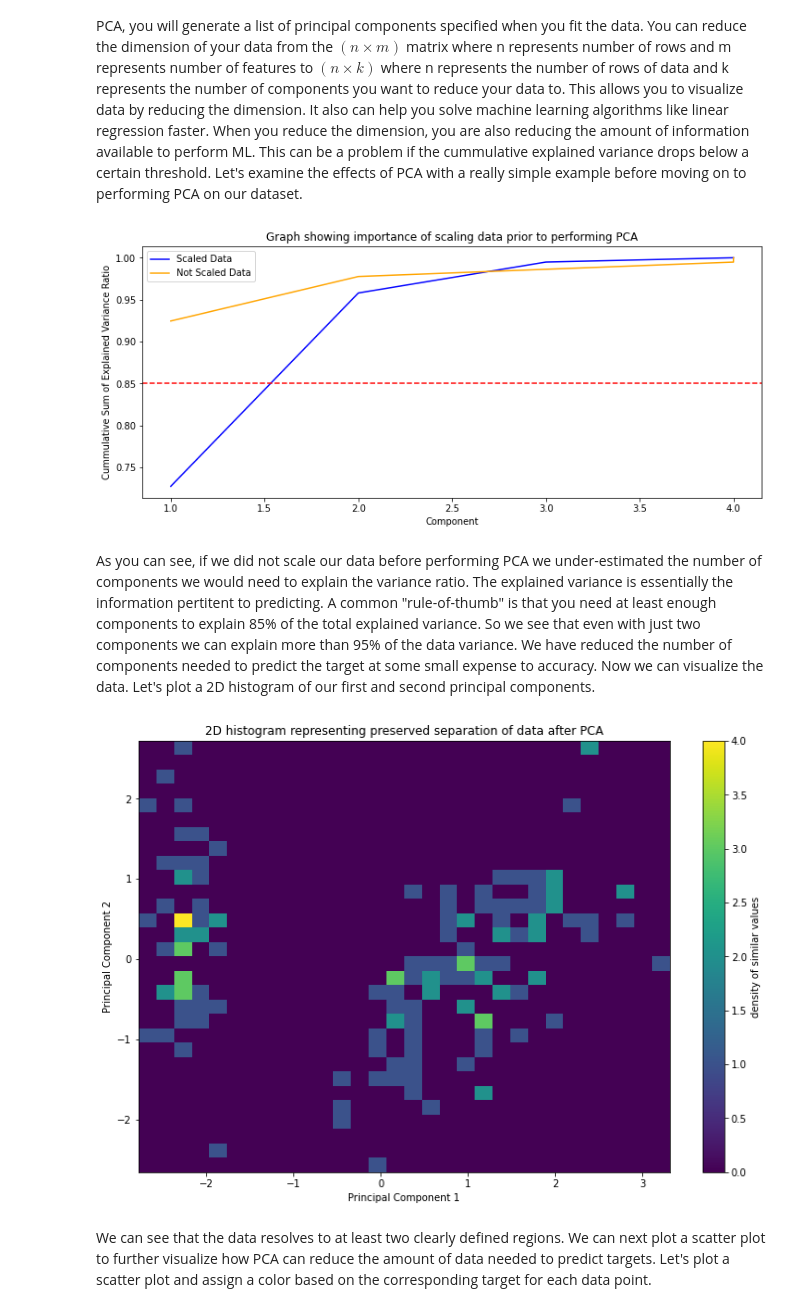
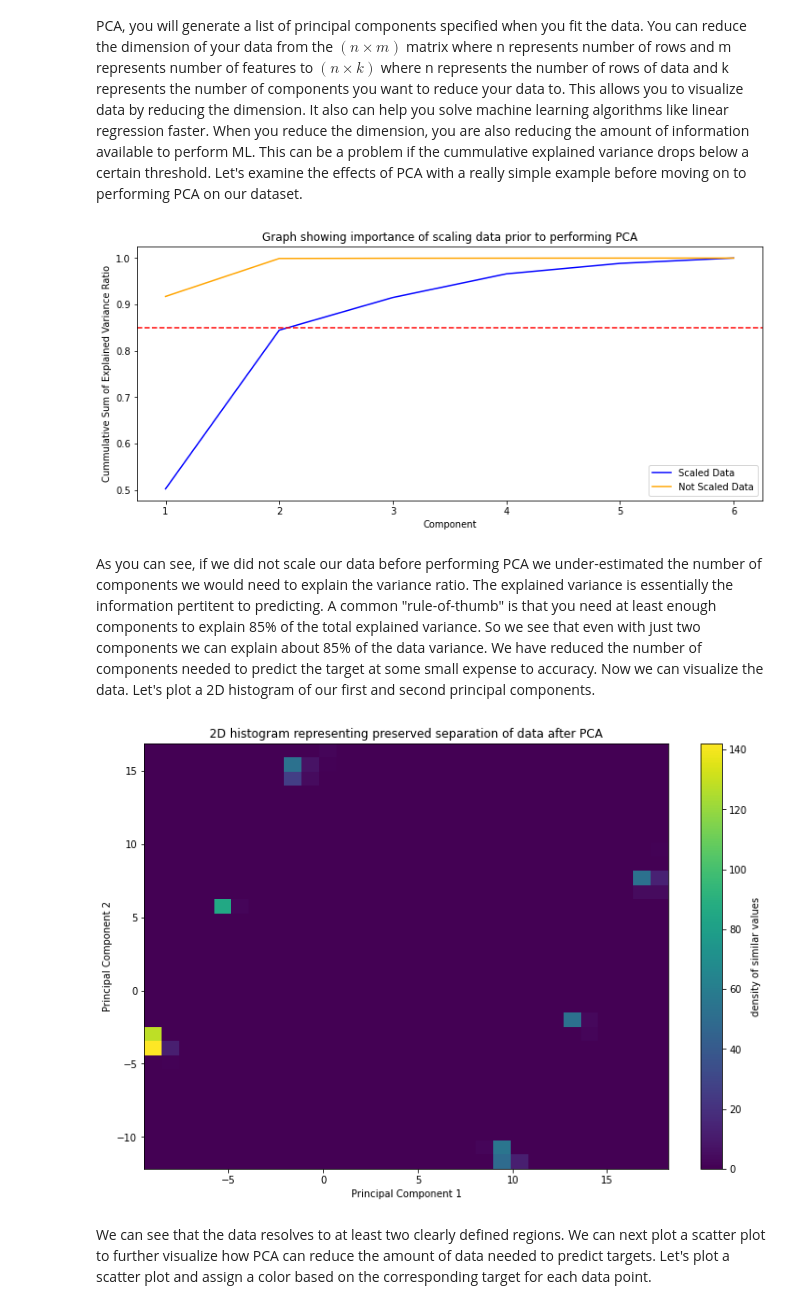
Before and after one commit to NCAR/ai4essportal, a Jupyter notebook: NB1_data_exploration.ipynb, the cells around one changed output. Drawn from its saved outputs; the diff is of its cells as text; code cells hidden in the pictures.

```diff
--- a/NB1_data_exploration.ipynb
+++ b/NB1_data_exploration.ipynb
@@ -258,0 +275,9 @@ dataFrame_titanic.tail(5)
+# %%
+dataFrame_titanic_PCA = dataFrame_titanic.loc[:,['Pclass','Sex', 'Age', 'SibSp',
+       'Parch', 'Fare', 'Survived']]
+
+dataFrame_titanic_PCA.dropna(inplace=True)
+dataFrame_titanic_PCA.reset_index(drop=True, inplace=True)
+
+dataFrame_titanic_PCA['Sex'].replace('male', 0 ,inplace=True)
+dataFrame_titanic_PCA['Sex'].replace('female', 1 ,inplace=True)
@@ -263,24 +304,24 @@ We can't visualize the feature matrix X because it is currently a 150 by 4 dimen
 
 You must normalize/scale your data before applying PCA. If you do not normalize your data to have the same standard deviation for all features, some data will be weighted disporportionately. After you fit PCA, you will generate a list of principal components specified when you fit the data. You can reduce the dimension of your data from the $(n \times m)$ matrix where n represents number of rows and m represents number of features to $(n \times k)$ where n represents the number of rows of data and k represents the number of components you want to reduce your data to. This allows you to visualize data by reducing the dimension. It also can help you solve machine learning algorithms like linear regression faster. When you reduce the dimension, you are also reducing the amount of information available to perform ML. This can be a problem if the cummulative explained variance drops below a certain threshold. Let's examine the effects of PCA with a really simple example before moving on to performing PCA on our dataset.
 # %%
-X = dataFrame_flowers[dataFrame_flowers.columns[0:4]]
-X_scaled = StandardScaler().fit_transform(X)
+X = dataFrame_titanic_PCA[dataFrame_titanic_PCA.columns[0:6]]
+X_scaled = MinMaxScaler(feature_range=[-10,10]).fit_transform(X)
 pca_X_scaled = PCA().fit(X_scaled)
 plt.figure(figsize=(12,5))
 
 pca_X_not_scaled = PCA().fit(X)
-_ = plt.plot([1,2,3,4], np.cumsum(pca_X_scaled.explained_variance_ratio_), color='blue', label="Scaled Data")
-_ = plt.plot([1,2,4,4], np.cumsum(pca_X_not_scaled.explained_variance_ratio_), color = 'orange', label="Not Scaled Data" )
+_ = plt.plot([1,2,3,4,5,6], np.cumsum(pca_X_scaled.explained_variance_ratio_), color='blue', label="Scaled Data")
+_ = plt.plot([1,2,3,4,5,6], np.cumsum(pca_X_not_scaled.explained_variance_ratio_), color = 'orange', label="Not Scaled Data" )
 plt.axhline(0.85, color="red", linestyle = "--")
 plt.legend(loc="best")
 plt.xlabel("Component")
 plt.ylabel("Cummulative Sum of Explained Variance Ratio")
 plt.title("Graph showing importance of scaling data prior to performing PCA")
 plt.show()
 # %% [output]
-[figure, old version]
+[figure, new version]
 # %% [markdown]
-As you can see, if we did not scale our data before performing PCA we under-estimated the number of components we would need to explain the variance ratio. The explained variance is essentially the information pertitent to predicting. A common "rule-of-thumb" is that you need at least enough components to explain 85% of the total explained variance. So we see that even with just two components we can explain more than 95% of the data variance. We have reduced the number of components needed to predict the target at some small expense to accuracy. Now we can visualize the data. Let's plot a 2D histogram of our first and second principal components.
+As you can see, if we did not scale our data before performing PCA we under-estimated the number of components we would need to explain the variance ratio. The explained variance is essentially the information pertitent to predicting. A common "rule-of-thumb" is that you need at least enough components to explain 85% of the total explained variance. So we see that even with just two components we can explain about 85% of the data variance. We have reduced the number of components needed to predict the target at some small expense to accuracy. Now we can visualize the data. Let's plot a 2D histogram of our first and second principal components.
 # %%
 X_pca_scaled = PCA().fit_transform(X_scaled)
 plt.figure(figsize = (12,8))
@@ -292,6 +333,6 @@ plt.title("2D histogram representing preserved separation of data after PCA")
 cb = plt.colorbar()
 cb.set_label('density of similar values')
 # %% [output]
-[figure, old version]
+[figure, new version]
 # %% [markdown]
 We can see that the data resolves to at least two clearly defined regions. We can next plot a scatter plot to further visualize how PCA can reduce the amount of data needed to predict targets. Let's plot a scatter plot and assign a color based on the corresponding target for each data point.
```
Also changed, not shown: parts of 13 cells of this notebook.
